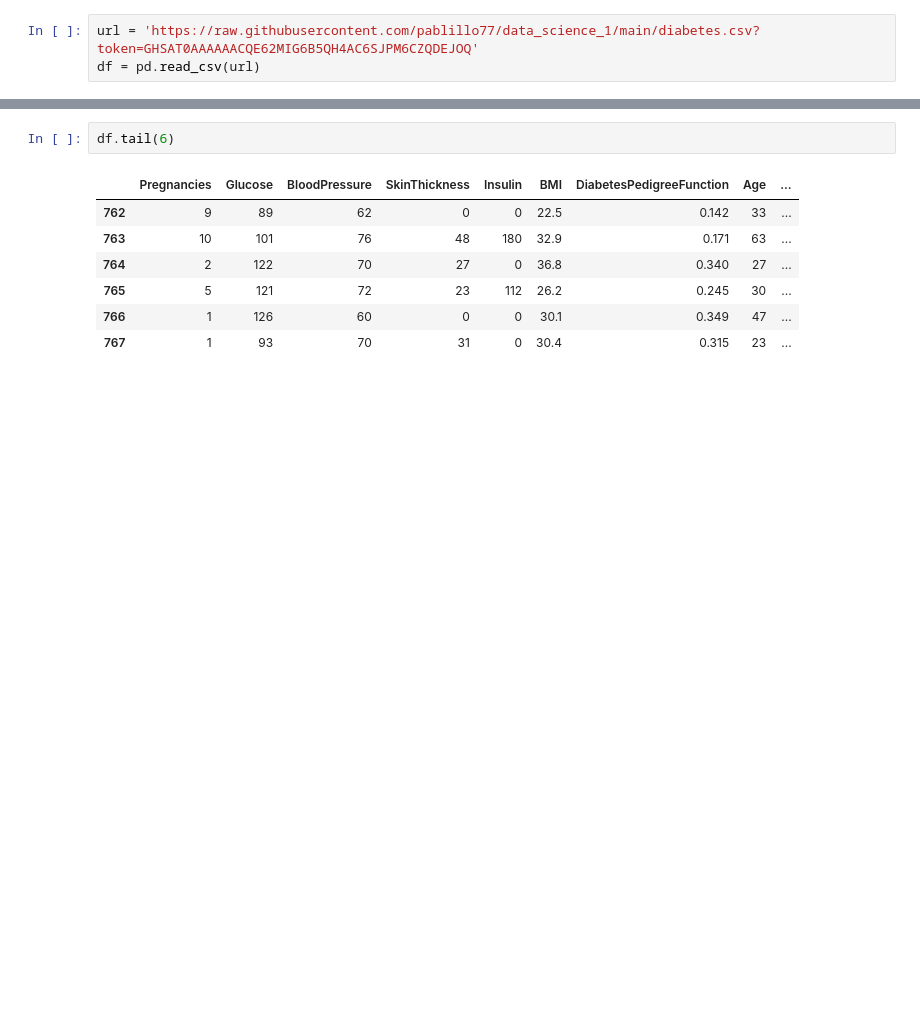
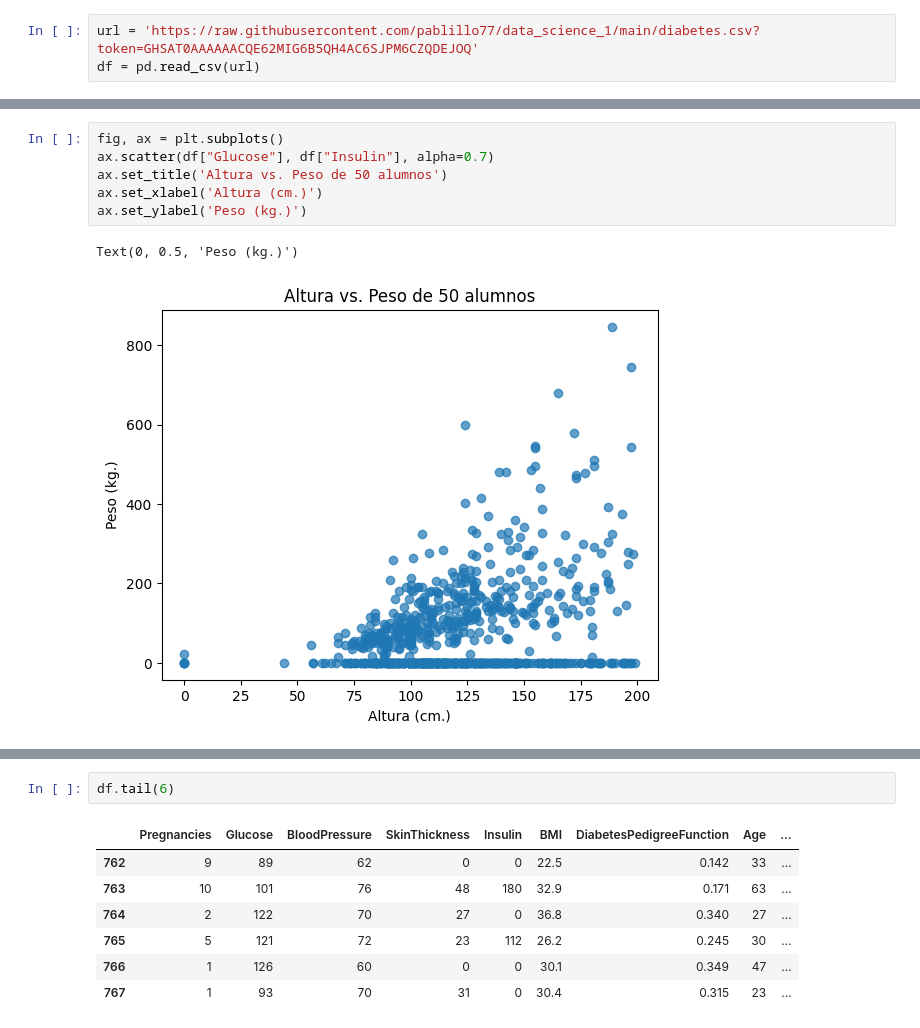
Before and after one commit to pablillo77/data_science_1, a Jupyter notebook: VisualizacionGimenez.ipynb, the cells around one changed output, grey strips where cells are left out. Cells and saved outputs as stored; diff of their text form; blank space fills up the shorter version.

```diff
--- a/VisualizacionGimenez.ipynb
+++ b/VisualizacionGimenez.ipynb
@@ -29,0 +80,9 @@ plt.gca().spines[['top', 'right',]].set_visible(False)
+# %%
+fig, ax = plt.subplots()
+ax.scatter(df["Glucose"], df["Insulin"], alpha=0.7)
+ax.set_title('Altura vs. Peso de 50 alumnos')
+ax.set_xlabel('Altura (cm.)')
+ax.set_ylabel('Peso (kg.)')
+# %% [output]
+Text(0, 0.5, 'Peso (kg.)')
+[figure, added]
```
Also changed, not shown: parts of 17 cells of this notebook.
